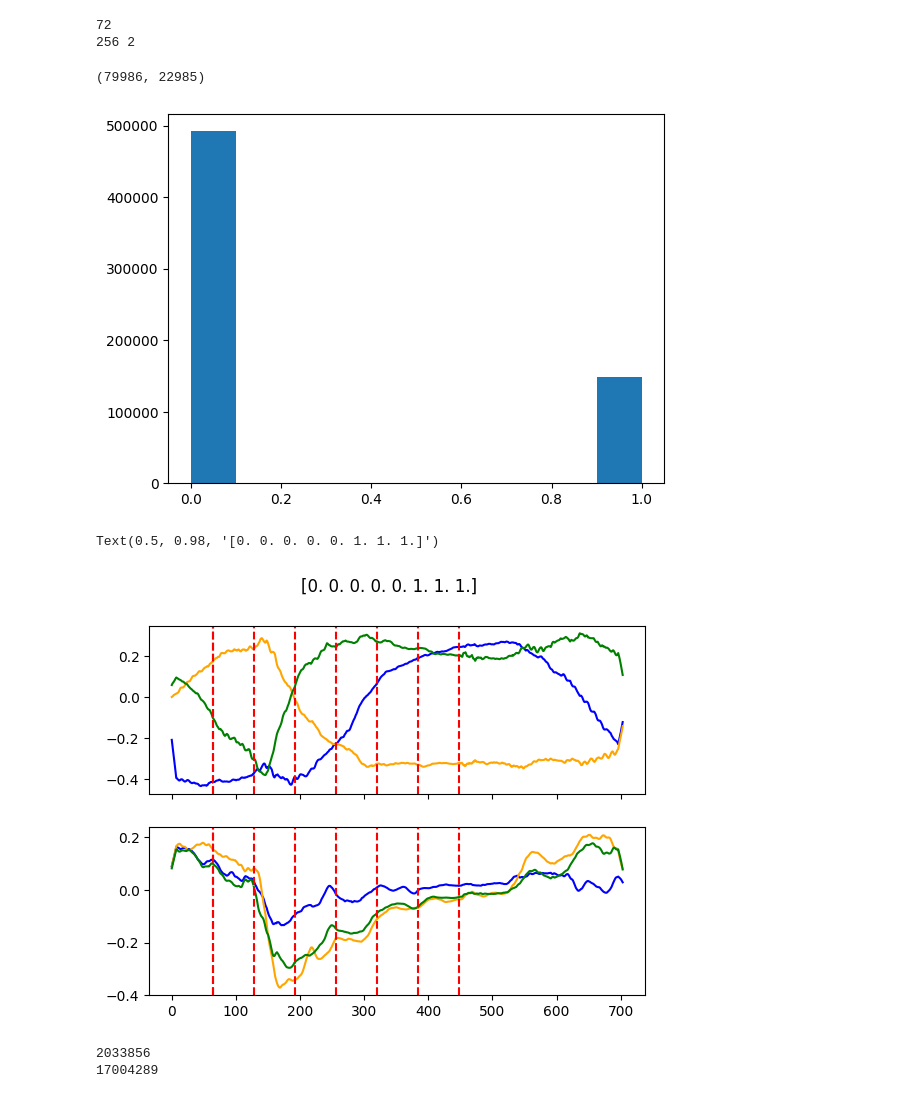
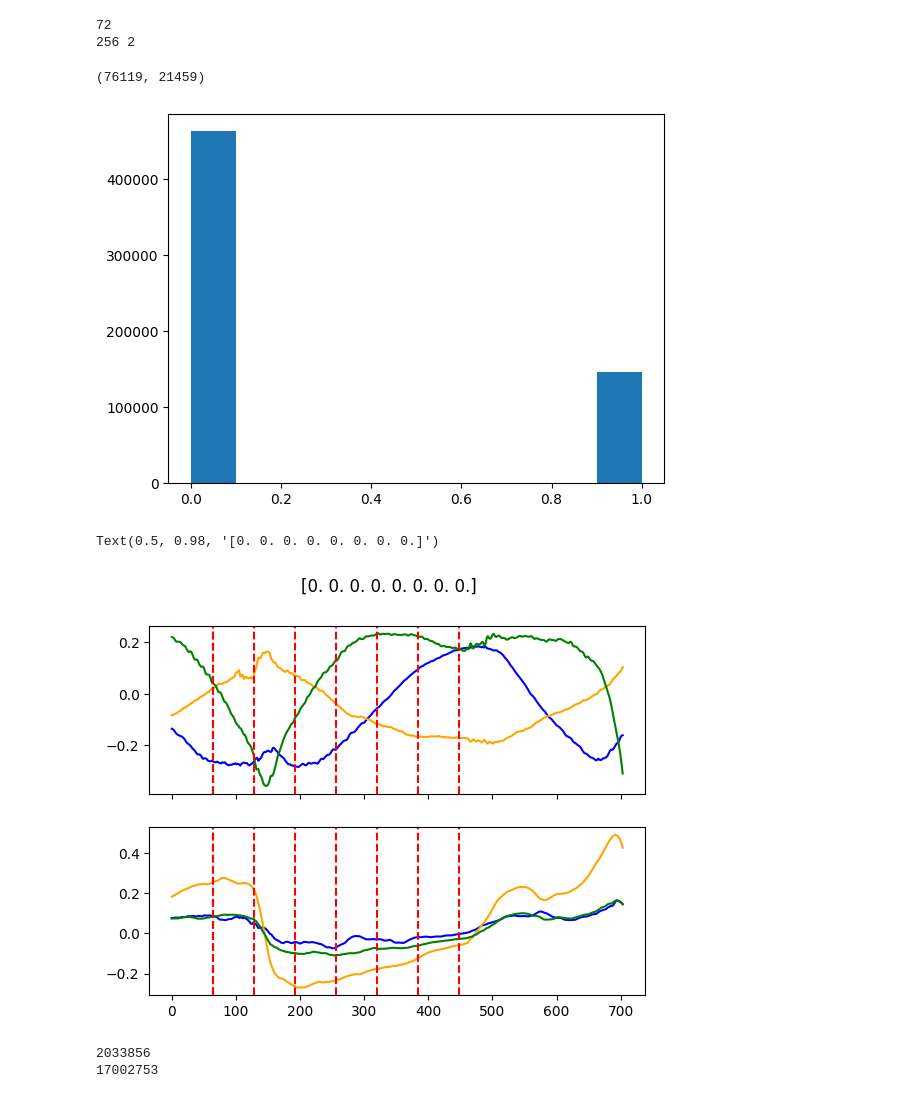
Before and after one commit to Musa-Azeem/AI-hypertrophy-coach, a Jupyter notebook: ml-notebooks/temporal.ipynb, the cells around one changed output. Cells and saved outputs as stored; diff of their text form; code cells hidden in the pictures.

```diff
--- a/ml-notebooks/temporal.ipynb
+++ b/ml-notebooks/temporal.ipynb
@@ -106,10 +106,12 @@ class IMUDataset(Dataset):
 # %%
 HZ = 100
 in_channels = 6
-df = pd.read_csv('../data/data-strom.csv')
+df = pd.read_csv('../data/data.csv')
 session_ids = df['session_id'].unique()
 print(len(session_ids))
 train_ids, val_ids = train_test_split(session_ids, test_size=0.2, random_state=42)
+train_ids = np.array([train_id for train_id in train_ids if df[df.session_id == train_id].failure.sum()])
+val_ids = np.array([val_id for val_id in val_ids if df[df.session_id == val_id].failure.sum()])
 
 df[['acc_x', 'acc_y', 'acc_z']] = (df[['acc_x', 'acc_y', 'acc_z']] / 2.0).clip(-1, 1)           # normalize accelerometer data from [-2g, 2g] to [-1, 1]
 df[['gyr_x', 'gyr_y', 'gyr_z']] = (df[['gyr_x', 'gyr_y', 'gyr_z']] / 250.0).clip(-1, 1)         # normalize gyroscope data from [-250dps, 250dps] to [-1, 1]
@@ -151,7 +153,7 @@ len(train_dataset), len(val_dataset)
 # %% [output]
 72
 256 2
-(79986, 22985)
+(76119, 21459)
 # %%
 # windows = []
 window_labels = []
@@ -161,38 +163,38 @@ for X, y in train_dataset:
 window_labels = np.concatenate(window_labels)
 plt.hist(window_labels);
 # %% [output]
-[figure, old version]
+[figure, new version]
 # %%
-# X,y = train_dataset[0]
-X,y = val_dataset[6760]
+X,y = train_dataset[0]
+# X,y = val_dataset[0]
 
 fig, axes = plt.subplots(2,1, sharex=True)
 
 axes[0].plot(X[0, 0, :LSTM_stride], color='blue')
 axes[0].plot(X[0, 1, :LSTM_stride], color='orange')
 axes[0].plot(X[0, 2, :LSTM_stride], color='green')
 axes[1].plot(X[0, 3, :LSTM_stride], color='blue')
 axes[1].plot(X[0, 4, :LSTM_stride], color='orange')
 axes[1].plot(X[0, 5, :LSTM_stride], color='green')
 axes[0].axvline(LSTM_stride, color='red', linestyle='--')
 axes[1].axvline(LSTM_stride, color='red', linestyle='--')
 
 for i in range(1, n_LSTM_windows):
     upper = LSTM_stride if i < n_LSTM_windows - 1 else None
     range_upper = (i+1)*LSTM_stride if upper is not None else i*LSTM_stride + winsize
     axes[0].plot(np.arange(i*LSTM_stride, range_upper), X[i, 0, :upper], color='blue')
     axes[0].plot(np.arange(i*LSTM_stride, range_upper), X[i, 1, :upper], color='orange')
     axes[0].plot(np.arange(i*LSTM_stride, range_upper), X[i, 2, :upper], color='green')
     axes[1].plot(np.arange(i*LSTM_stride, range_upper), X[i, 3, :upper], color='blue')
     axes[1].plot(np.arange(i*LSTM_stride, range_upper), X[i, 4, :upper], color='orange')
     axes[1].plot(np.arange(i*LSTM_stride, range_upper), X[i, 5, :upper], color='green')
     axes[0].axvline(i*LSTM_stride, color='red', linestyle='--')
     axes[1].axvline(i*LSTM_stride, color='red', linestyle='--')
 
 plt.suptitle(y[:,0].numpy())
 # %% [output]
-Text(0.5, 0.98, '[0. 0. 0. 0. 0. 1. 1. 1.]')
+Text(0.5, 0.98, '[0. 0. 0. 0. 0. 0. 0. 0.]')
-[figure, old version]
+[figure, new version]
 # %%
 class ResBlock(nn.Module):
     # One layer of convolutional block with batchnorm, relu and dropout
@@ -382,14 +397,14 @@ model = LSTMNet(config).to(device)
 model.encoder.load_state_dict(weights)
 model.encoder.freeze()
 
-criterion = nn.BCEWithLogitsLoss()
+criterion = Loss()#nn.BCEWithLogitsLoss()
 optimizer = model.get_optimizer(lr=3e-4, weight_decay=1e-4)
 
 print(sum(p.numel() for p in model.encoder.parameters()))
 print(sum(p.numel() for p in model.parameters() if p.requires_grad))
 # %% [output]
 2033856
-17004289
+17002753
 # %%
 X,y = next(iter(trainloader))
 ypred = model(X.to(device))
```
Also changed, not shown: parts of 9 cells of this notebook, 4 other files.
